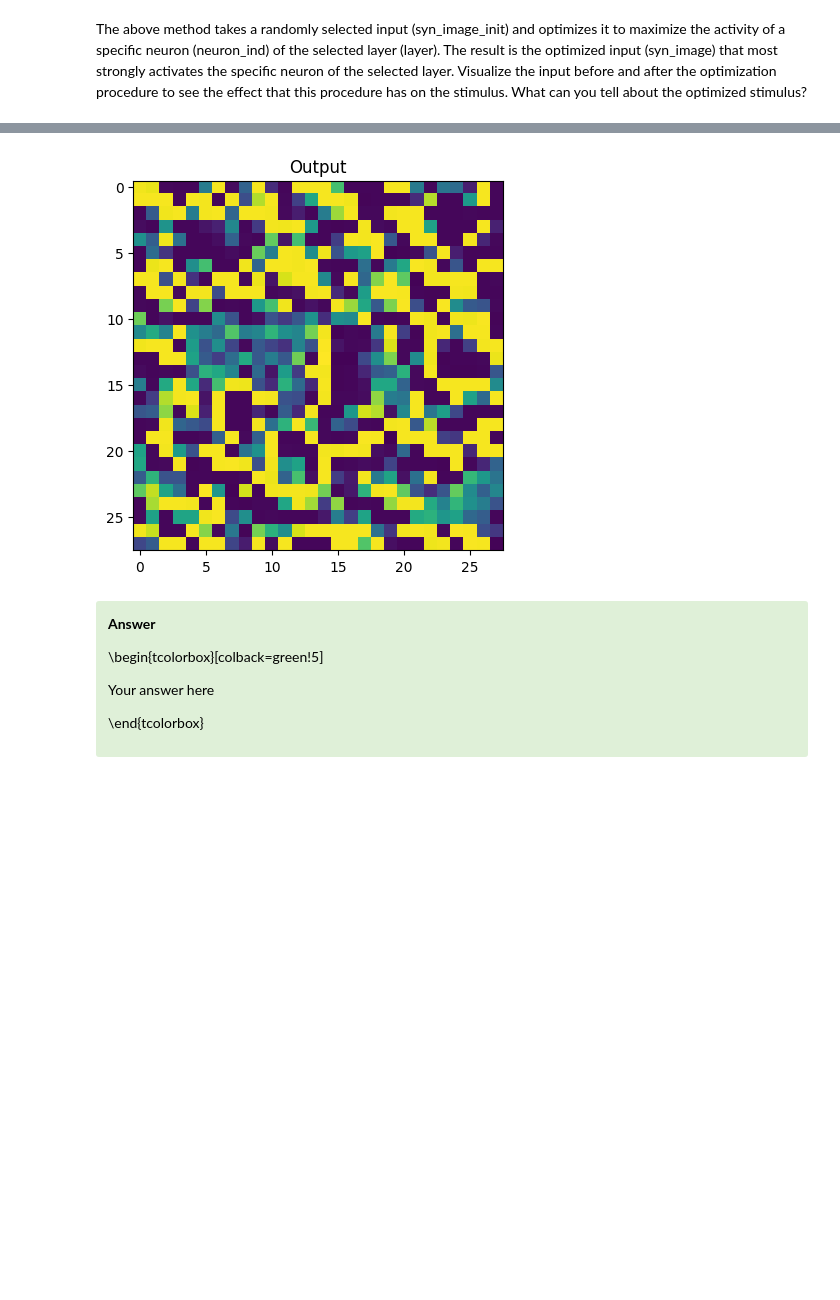
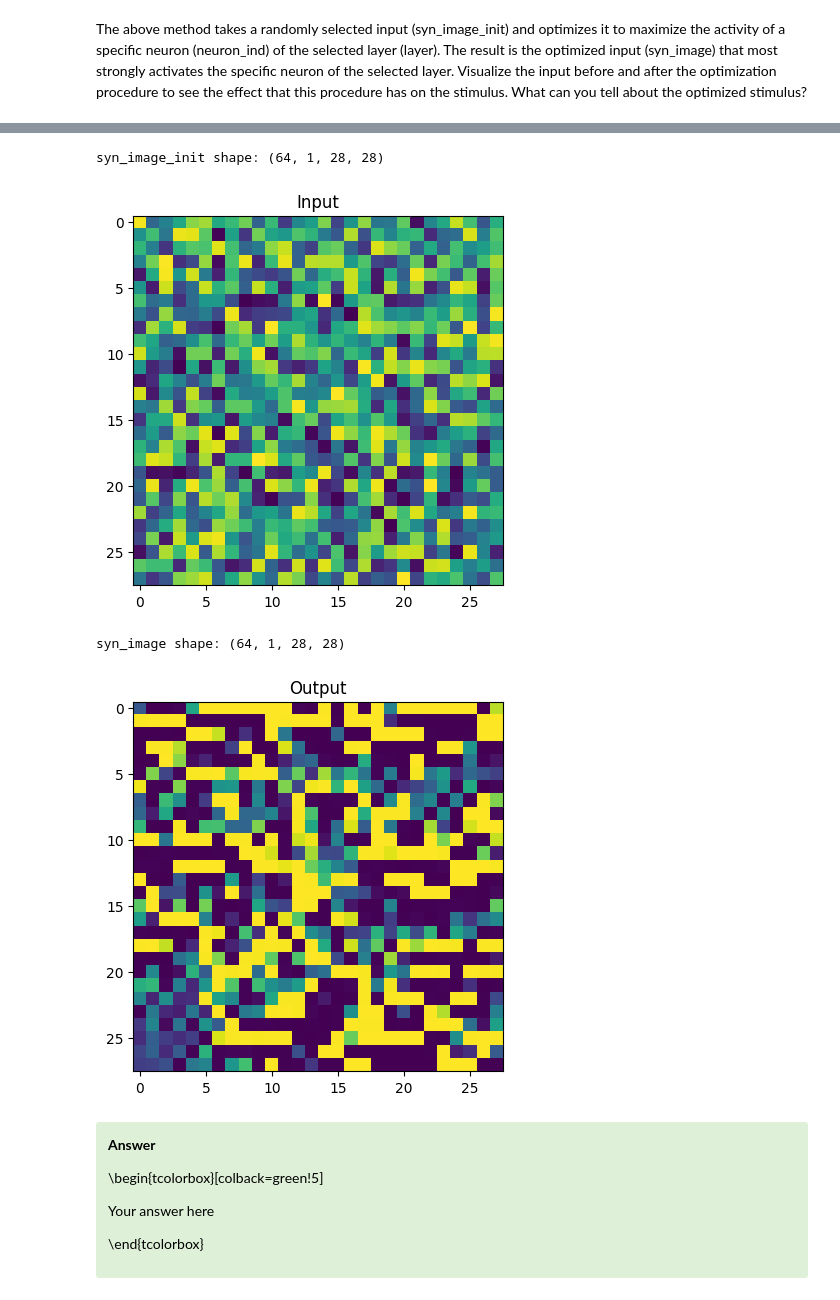
Before and after one commit to cesarz10/Computational-Neurophysiology-Lab, a Jupyter notebook: Lab_7/Module4_NN_12.ipynb, the cells around one changed output, grey strips where cells are left out. Drawn from its saved outputs; the diff is of its cells as text; code cells hidden in the pictures; blank space fills up the shorter version.

```diff
--- a/Lab_7/Module4_NN_12.ipynb
+++ b/Lab_7/Module4_NN_12.ipynb
@@ -321,14 +320,20 @@ Step 1000, Loss -3623.4051 Loss Regularization 288.1762
 (64, 1, 28, 28)
 # %%
 # plt.imshow(images[i_image, 0]) # show the input
-# plt.title('Input')
-# plt.show()
+print(f"syn_image_init shape: {syn_image_init.shape}")
+plt.imshow(syn_image_init[0][0])
+plt.title('Input')
+plt.show()
 
-plt.imshow(syn_image[9][0]) # how do I chose one output???
+print(f"syn_image shape: {syn_image.shape}")
+plt.imshow(syn_image[0][0]) # how do I chose one output???
 plt.title("Output")
 plt.show()
 # %% [output]
+syn_image_init shape: (64, 1, 28, 28)
-[figure, old version]
+[figure, new version]
+syn_image shape: (64, 1, 28, 28)
+[figure, added]
 # %% [markdown]
 <div class="alert alert-success">
 <span style="color:black">
```
Also changed, not shown: parts of 6 cells of this notebook.
